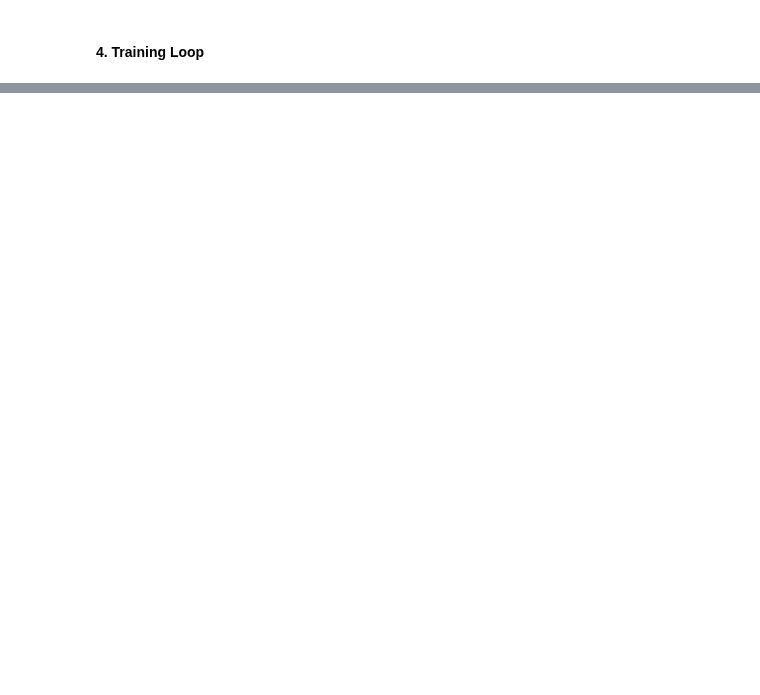
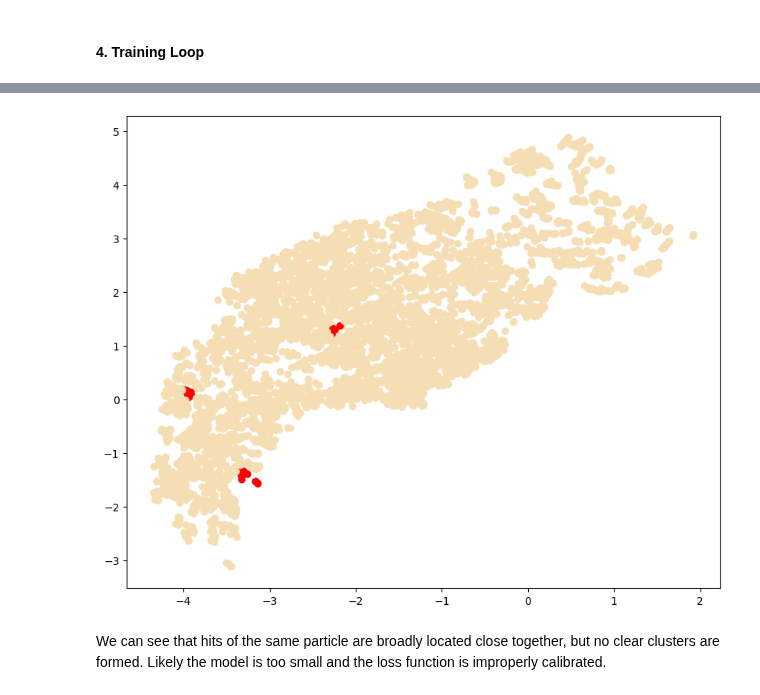
Before and after one commit to gnn-tracking/jian-gnn-tracking-experiments, a Jupyter notebook: notebooks/test.ipynb, the cells around one changed output, grey strips where cells are left out. Cells and saved outputs as stored; diff of their text form; code cells hidden in the pictures; blank space fills up the shorter version.

```diff
--- a/notebooks/test.ipynb
+++ b/notebooks/test.ipynb
@@ -18,3 +19,7 @@ for filename in os.listdir(raw_data_dir):
         tar = tarfile.open(tar_gz_path, "r:gz")
         tar.extractall(output_dir)
         tar.close()
+# %%
+device = 'cuda' if torch.cuda.is_available() else 'cpu'
+device = 'cpu'
+print(device)
@@ -26,7 +33,9 @@ for foldername in os.listdir(output_dir):
     for filename in os.listdir(folder):
         if filename.endswith(".pt"):
             file = os.path.join(folder, filename)
-            raw_data.append(torch.load(file))
+            raw_data.append(torch.load(file).to(device))
+
+random.shuffle(raw_data)
 # %% [markdown]
 ### 2. Observe point cloud properties
 # %%
@@ -119 +131,13 @@ gravnet = torch_geometric.nn.conv.GravNetConv(in_channels=7, out_channels=3, spa
+# %%
+class Model(torch.nn.Module):
+    def __init__(self):
+        super(Model, self).__init__()
+        self.gravnet1 = torch_geometric.nn.conv.GravNetConv(in_channels=7, out_channels=7, space_dimensions=4, propagate_dimensions=16, k=16)
+        self.gravnet2 = torch_geometric.nn.conv.GravNetConv(in_channels=7, out_channels=3, space_dimensions=4, propagate_dimensions=16, k=16)
+        self.activation = torch.nn.LeakyReLU()
+
+    def forward(self, x):
+        return self.gravnet2(self.activation(self.gravnet1(x)))
+
+gravnet = Model()
 # %%
@@ -156,0 +195,24 @@ KeyboardInterrupt:
+# %%
+# View three random particle's hits in the generated latent space (colored red)
+
+y = gravnet(raw_data[0].x) / normalization_factor
+POS = y[:, 1:].detach()
+ID = raw_data[0].particle_id
+
+id_np = ID.numpy()
+pos_np = POS.numpy()
+
+unique_ids = np.unique(id_np)
+highlight_id = np.random.choice(unique_ids)
+highlight_id_2 = np.random.choice(unique_ids)
+highlight_id_3 = np.random.choice(unique_ids)
+
+colors = ['red' if (id == highlight_id or id == highlight_id_2 or id == highlight_id_3) else 'wheat' for id in id_np]
+
+plt.figure(figsize=(10, 8))
+plt.scatter(pos_np[:, 0], pos_np[:, 1], color=colors)
+plt.show()
+# %% [output]
+[figure, added]
+# %% [markdown]
+We can see that hits of the same particle are broadly located close together, but no clear clusters are formed. Likely the model is too small and the loss function is improperly calibrated.
```
Also changed, not shown: parts of 16 cells of this notebook.
